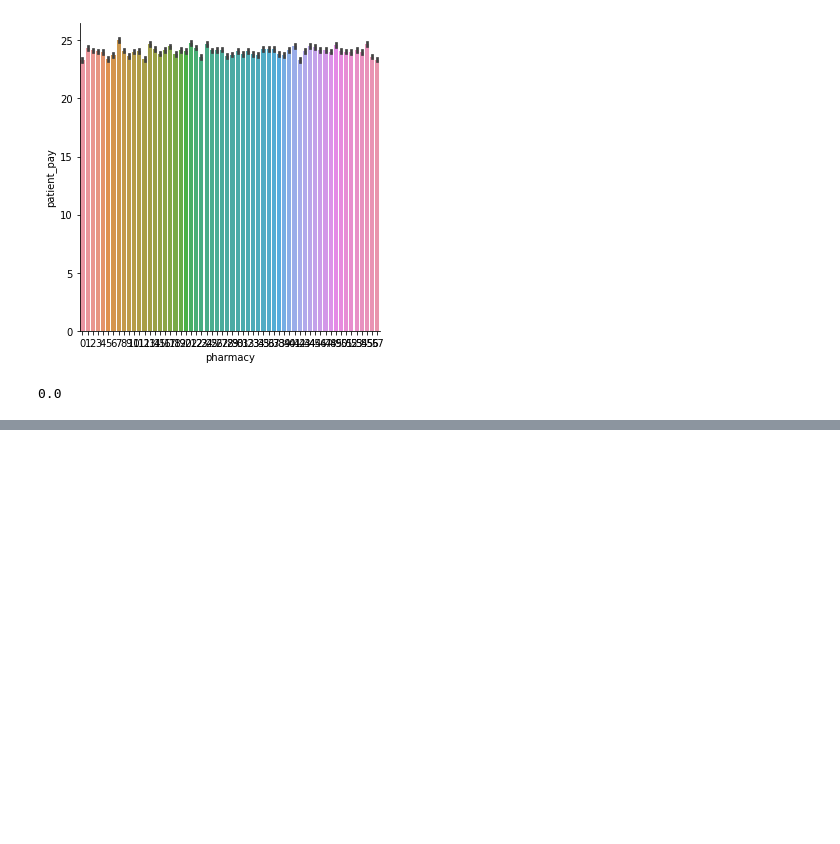
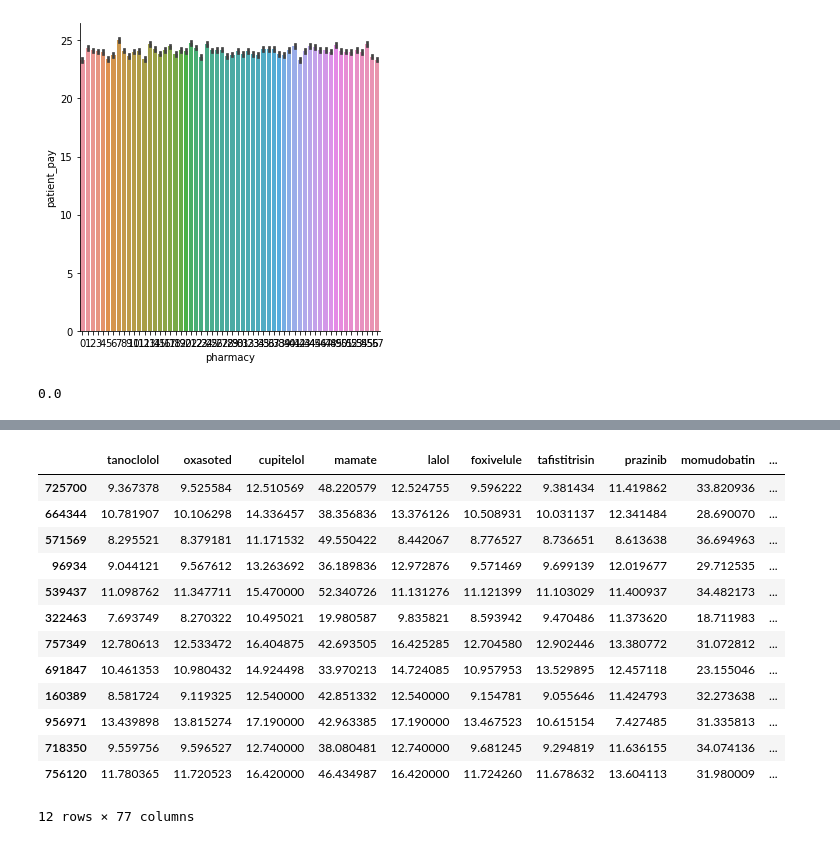
Before and after one commit to Erdos-Red-Eye/CMM_Patient_Expenses, a Jupyter notebook: CoverMyMed_EDA.ipynb, the cells around one changed output, grey strips where cells are left out. Drawn from its saved outputs; the diff is of its cells as text; code cells hidden in the pictures; blank space fills up the shorter version.

```diff
--- a/CoverMyMed_EDA.ipynb
+++ b/CoverMyMed_EDA.ipynb
@@ -290,0 +371,3 @@ df.groupby(['drug_name'])['patient_pay'].describe()
+# %%
+bin = df['bin'].unique()
+print(bin)
@@ -290,0 +377,3 @@ df.groupby(['drug_name'])['patient_pay'].describe()
+# %%
+drug_name = df['drug_name'].unique()
+print(drug_name)
@@ -290,0 +395,28 @@ df.groupby(['drug_name'])['patient_pay'].describe()
+# %%
+bin_dict ={}
+for drug in drug_name:
+    bin_dict[drug] = {}
+    for b in bin:
+        if drug in bin_pay[b,:]:
+            bin_dict[drug][str(b)] = bin_pay[b,drug]
+        else:
+            bin_dict[drug][str(b)] = None
+# %%
+bin_df = pd.DataFrame.from_dict(bin_dict)
+# %%
+bin_df
+# %% [output]
+|  | tanoclolol | oxasoted | cupitelol | mamate | lalol | foxivelule | tafistitrisin | prazinib | momudobatin | ... |
+| 725700 | 9.367378 | 9.525584 | 12.510569 | 48.220579 | 12.524755 | 9.596222 | 9.381434 | 11.419862 | 33.820936 | ... |
+| 664344 | 10.781907 | 10.106298 | 14.336457 | 38.356836 | 13.376126 | 10.508931 | 10.031137 | 12.341484 | 28.690070 | ... |
+| 571569 | 8.295521 | 8.379181 | 11.171532 | 49.550422 | 8.442067 | 8.776527 | 8.736651 | 8.613638 | 36.694963 | ... |
+| 96934 | 9.044121 | 9.567612 | 13.263692 | 36.189836 | 12.972876 | 9.571469 | 9.699139 | 12.019677 | 29.712535 | ... |
+| 539437 | 11.098762 | 11.347711 | 15.470000 | 52.340726 | 11.131276 | 11.121399 | 11.103029 | 11.400937 | 34.482173 | ... |
+| 322463 | 7.693749 | 8.270322 | 10.495021 | 19.980587 | 9.835821 | 8.593942 | 9.470486 | 11.373620 | 18.711983 | ... |
+| 757349 | 12.780613 | 12.533472 | 16.404875 | 42.693505 | 16.425285 | 12.704580 | 12.902446 | 13.380772 | 31.072812 | ... |
+| 691847 | 10.461353 | 10.980432 | 14.924498 | 33.970213 | 14.724085 | 10.957953 | 13.529895 | 12.457118 | 23.155046 | ... |
+| 160389 | 8.581724 | 9.119325 | 12.540000 | 42.851332 | 12.540000 | 9.154781 | 9.055646 | 11.424793 | 32.273638 | ... |
+| 956971 | 13.439898 | 13.815274 | 17.190000 | 42.963385 | 17.190000 | 13.467523 | 10.615154 | 7.427485 | 31.335813 | ... |
+| 718350 | 9.559756 | 9.596527 | 12.740000 | 38.080481 | 12.740000 | 9.681245 | 9.294819 | 11.636155 | 34.074136 | ... |
+| 756120 | 11.780365 | 11.720523 | 16.420000 | 46.434987 | 16.420000 | 11.724260 | 11.678632 | 13.604113 | 31.980009 | ... |
+12 rows × 77 columns
```
Also changed, not shown: parts of 27 cells of this notebook.
